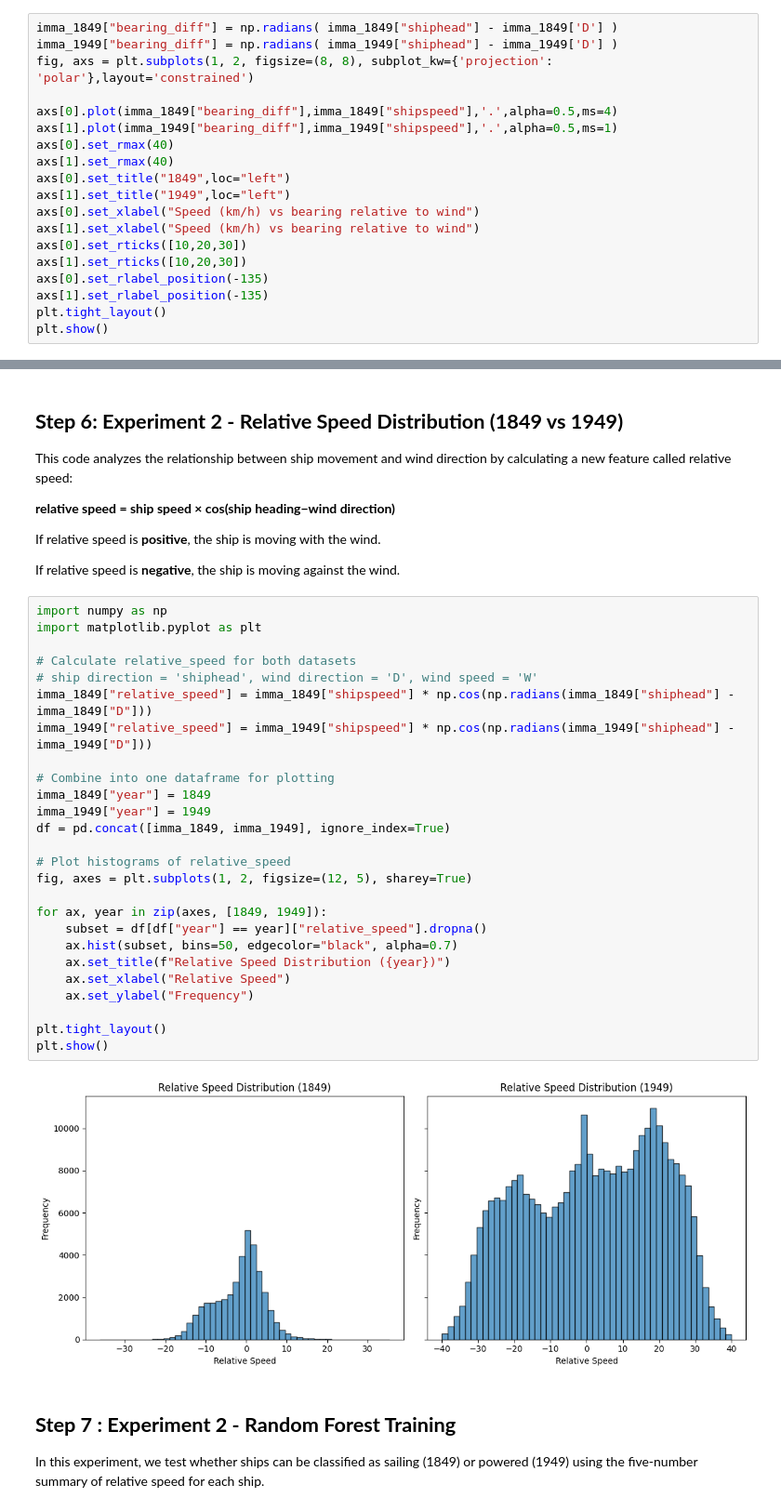
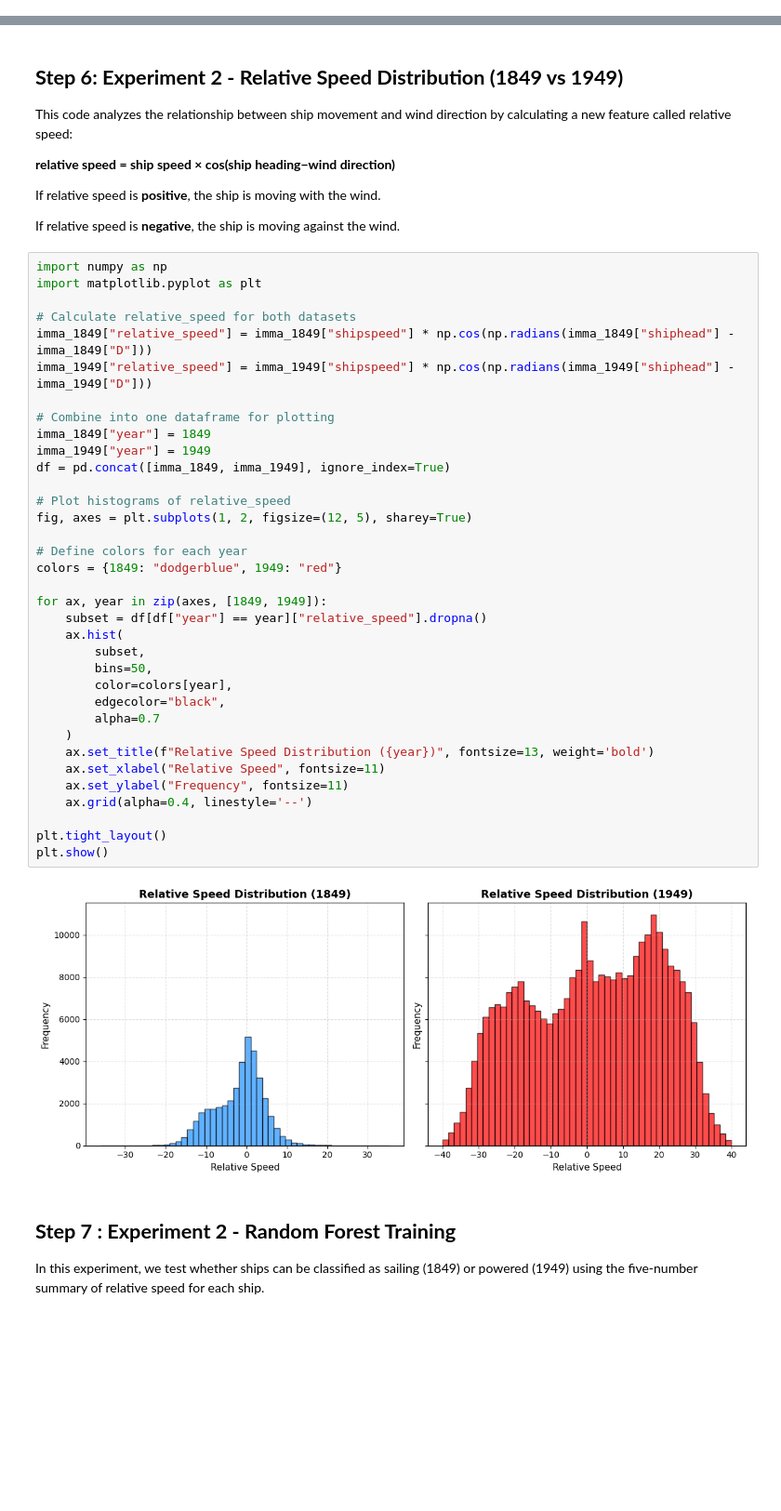
Before and after one commit to RohanC07/Msc-Thesis-DataScience, a Jupyter notebook: IMMA_12.ipynb, the cells around one changed output, grey strips where cells are left out. Shown at 93% size. Cells and saved outputs as stored; diff of their text form; blank space fills up the shorter version.

```diff
--- a/IMMA_12.ipynb
+++ b/IMMA_12.ipynb
@@ -281,22 +288,3 @@ plt.show()
 [figure]
 # %% [markdown]
 ## **Visualisation 2 : Polar Plots of Ship Speed vs. Bearing Relative to Wind**
-# %%
-imma_1849["bearing_diff"] = np.radians( imma_1849["shiphead"] - imma_1849['D'] )
-imma_1949["bearing_diff"] = np.radians( imma_1949["shiphead"] - imma_1949['D'] )
-fig, axs = plt.subplots(1, 2, figsize=(8, 8), subplot_kw={'projection': 'polar'},layout='constrained')
-
-axs[0].plot(imma_1849["bearing_diff"],imma_1849["shipspeed"],'.',alpha=0.5,ms=4)
-axs[1].plot(imma_1949["bearing_diff"],imma_1949["shipspeed"],'.',alpha=0.5,ms=1)
-axs[0].set_rmax(40)
-axs[1].set_rmax(40)
-axs[0].set_title("1849",loc="left")
-axs[1].set_title("1949",loc="left")
-axs[0].set_xlabel("Speed (km/h) vs bearing relative to wind")
-axs[1].set_xlabel("Speed (km/h) vs bearing relative to wind")
-axs[0].set_rticks([10,20,30])
-axs[1].set_rticks([10,20,30])
-axs[0].set_rlabel_position(-135)
-axs[1].set_rlabel_position(-135)
-plt.tight_layout()
-plt.show()
@@ -471,31 +564,40 @@ If relative speed is **negative**, the ship is moving against the wind.
 # %%
 import numpy as np
 import matplotlib.pyplot as plt
 
 # Calculate relative_speed for both datasets
-# ship direction = 'shiphead', wind direction = 'D', wind speed = 'W'
 imma_1849["relative_speed"] = imma_1849["shipspeed"] * np.cos(np.radians(imma_1849["shiphead"] - imma_1849["D"]))
 imma_1949["relative_speed"] = imma_1949["shipspeed"] * np.cos(np.radians(imma_1949["shiphead"] - imma_1949["D"]))
 
 # Combine into one dataframe for plotting
 imma_1849["year"] = 1849
 imma_1949["year"] = 1949
 df = pd.concat([imma_1849, imma_1949], ignore_index=True)
 
 # Plot histograms of relative_speed
 fig, axes = plt.subplots(1, 2, figsize=(12, 5), sharey=True)
 
+# Define colors for each year
+colors = {1849: "dodgerblue", 1949: "red"}
+
 for ax, year in zip(axes, [1849, 1949]):
     subset = df[df["year"] == year]["relative_speed"].dropna()
-    ax.hist(subset, bins=50, edgecolor="black", alpha=0.7)
-    ax.set_title(f"Relative Speed Distribution ({year})")
-    ax.set_xlabel("Relative Speed")
-    ax.set_ylabel("Frequency")
+    ax.hist(
+        subset,
+        bins=50,
+        color=colors[year],
+        edgecolor="black",
+        alpha=0.7
+    )
+    ax.set_title(f"Relative Speed Distribution ({year})", fontsize=13, weight='bold')
+    ax.set_xlabel("Relative Speed", fontsize=11)
+    ax.set_ylabel("Frequency", fontsize=11)
+    ax.grid(alpha=0.4, linestyle='--')
 
 plt.tight_layout()
 plt.show()
 # %% [output]
-[figure, old version]
+[figure, new version]
 # %% [markdown]
 ## **Step 7 : Experiment 2 - Random Forest Training**
 In this experiment, we test whether ships can be classified as sailing (1849) or powered (1949) using the five-number summary of relative speed for each ship.
```
Also changed, not shown: parts of 15 cells of this notebook.
